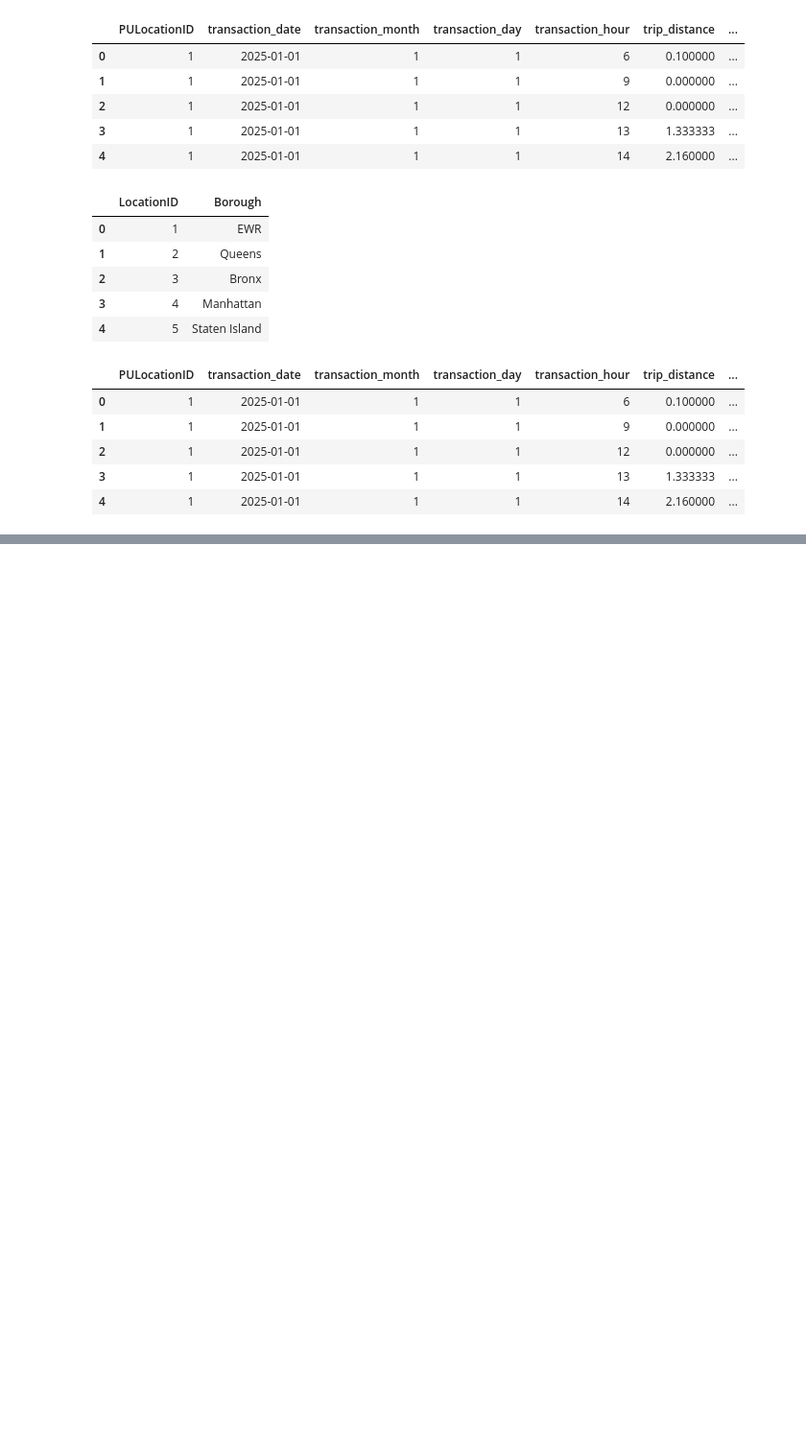
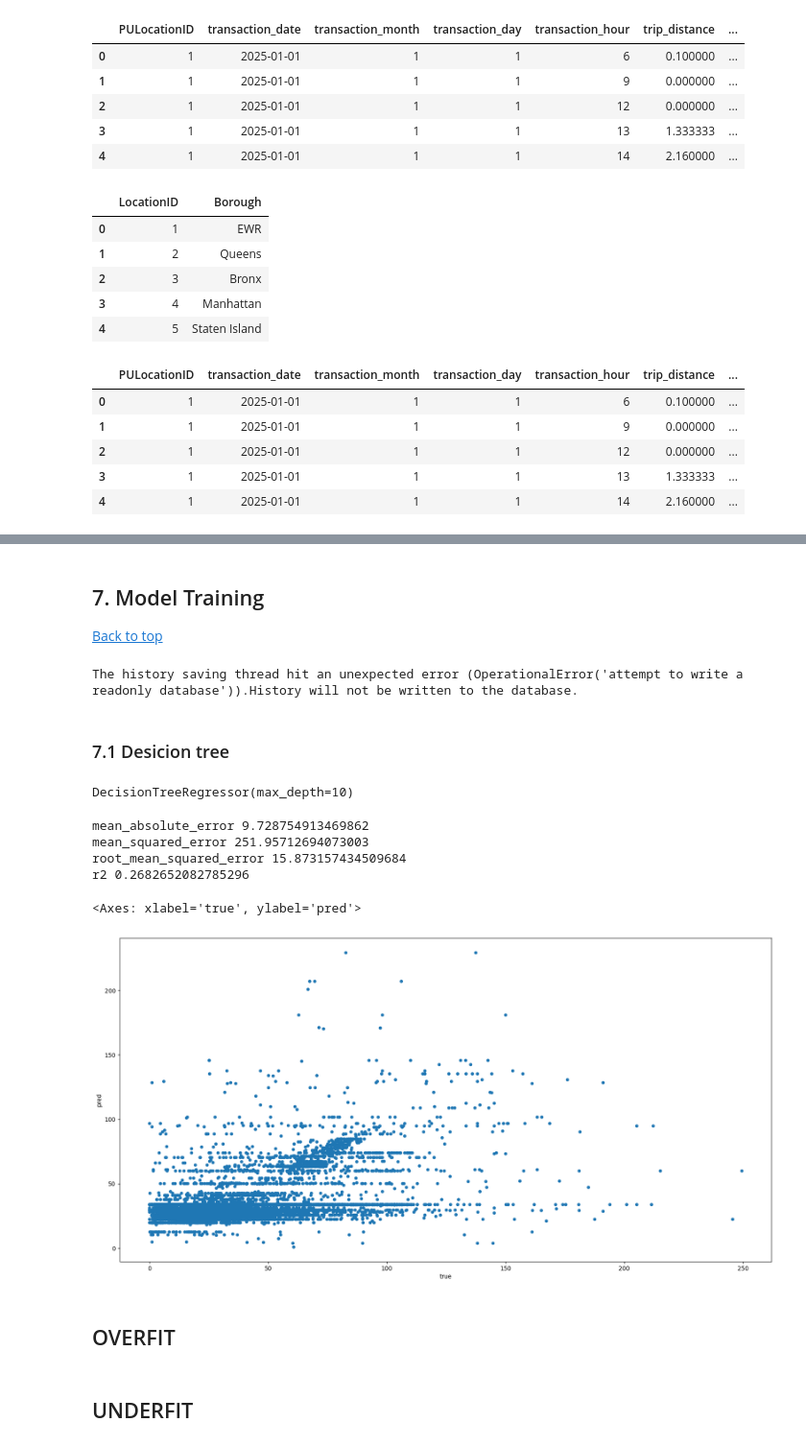
Before and after one commit to asimmakhmudov/nyc-yellow-taxi-jan-2025, a Jupyter notebook: taxi-data.ipynb, the cells around one changed output, grey strips where cells are left out. Shown: that part at 96% size. Drawn from its saved outputs; the diff is of its cells as text; code cells hidden in the pictures; blank space fills up the shorter version.

```diff
--- a/taxi-data.ipynb
+++ b/taxi-data.ipynb
@@ -540,0 +768,54 @@ nyc_weather.head()
+# %% [markdown]
+## 7. Model Training <a id='model_training'></a>
+[Back to top](#structure_of_project)
+# %%
+data_for_model = nyc_taxi_with_weather.copy()
+# %% [output]
+The history saving thread hit an unexpected error (OperationalError('attempt to write a readonly database')).History will not be written to the database.
+# %%
+categorical_features = ['PULocationID', 'transaction_month', 'transaction_day',
+       'transaction_hour', 'transaction_week_day', 'weekend', 'is_holiday', 'Borough']
+input_features = categorical_features + ['temperature', 'humidity', 'wind_speed', 'cloud_cover',
+       'amount_of_precipitation']
+target_feature = 'total_amount'
+# %%
+X = data_for_model[input_features]
+y = data_for_model[target_feature]
+
+# one-hot encode
+X = pd.get_dummies(X)
+
+X_train, X_test, y_train, y_test = train_test_split(X, y, test_size=0.33, random_state=42)
+# %% [markdown]
+### 7.1 Desicion tree <a id='decision_tree'></a>
+# %%
+decision_tree = DecisionTreeRegressor(max_depth=10)
+decision_tree.fit(X_train, y_train)
+# %% [output]
+DecisionTreeRegressor(max_depth=10)
+# %%
+model_at_hand = decision_tree
+
+y_pred = model_at_hand.predict(X_test)
+
+print('mean_absolute_error', mean_absolute_error(y_test, y_pred))
+print('mean_squared_error', mean_squared_error(y_test, y_pred))
+print('root_mean_squared_error', sqrt(mean_squared_error(y_test, y_pred)))
+print('r2', r2_score(y_test, y_pred))
+# %% [output]
+mean_absolute_error 9.728754913469862
+mean_squared_error 251.95712694073003
+root_mean_squared_error 15.873157434509684
+r2 0.2682652082785296
+# %%
+data = {'true': y_test, 'pred': y_pred}
+results = pd.DataFrame(data)
+
+results.plot(figsize=(20,10), kind='scatter', x='true', y='pred')
+# %% [output]
+<Axes: xlabel='true', ylabel='pred'>
+[figure, added]
+# %% [markdown]
+## OVERFIT
+# %% [markdown]
+## UNDERFIT
```
Also changed, not shown: parts of 30 cells of this notebook, 1 other file.
